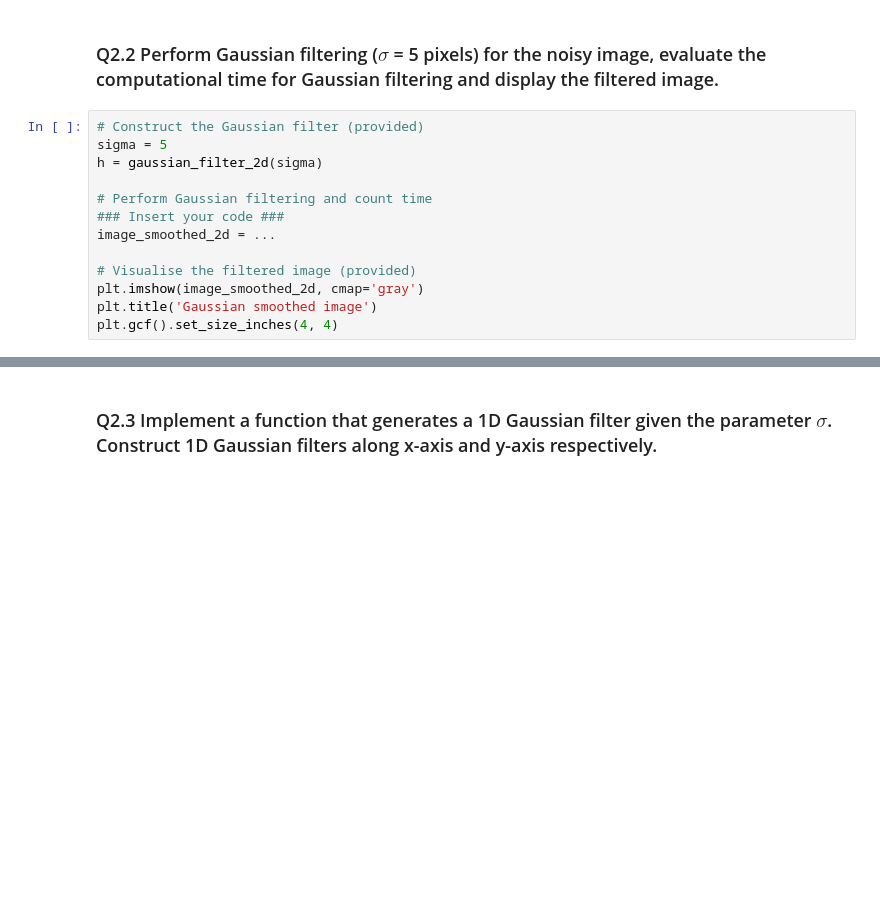
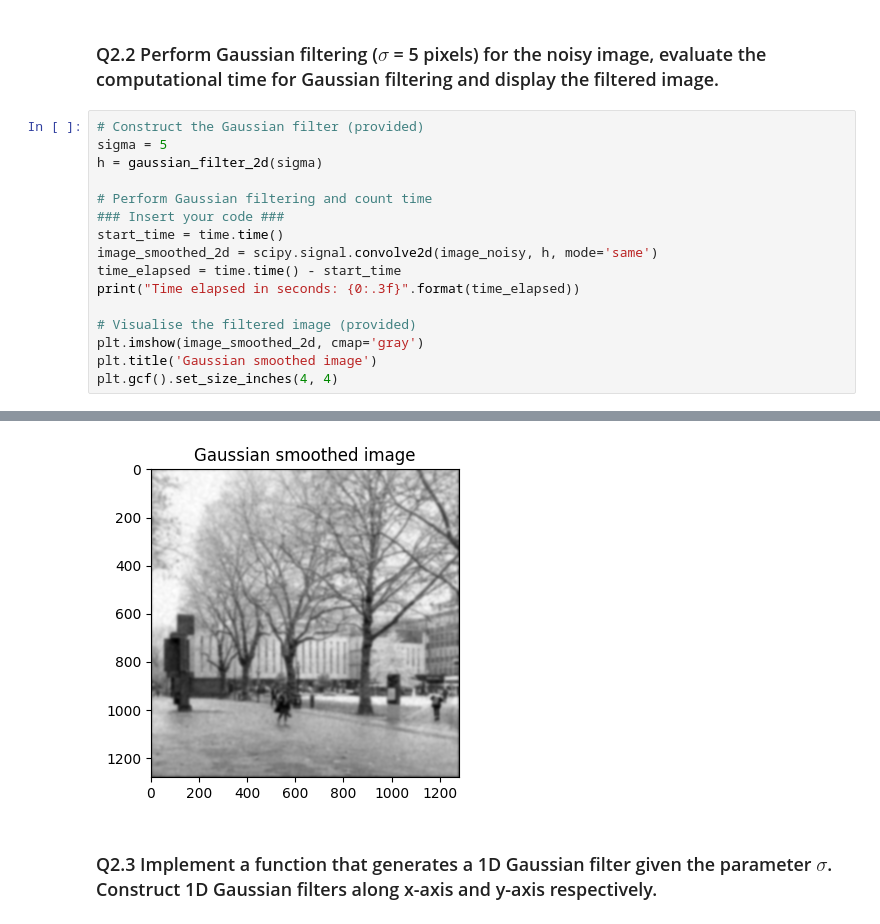
Before and after one commit to wowthecoder/Computer_Vision_2026, a Jupyter notebook: coursework_01/coursework_01.ipynb, the cells around one changed output, grey strips where cells are left out. Drawn from its saved outputs; the diff is of its cells as text; blank space fills up the shorter version.

```diff
--- a/coursework_01/coursework_01.ipynb
+++ b/coursework_01/coursework_01.ipynb
@@ -146,9 +149,13 @@ h = gaussian_filter_2d(sigma)
 
 # Perform Gaussian filtering and count time
 ### Insert your code ###
-image_smoothed_2d = ...
+start_time = time.time()
+image_smoothed_2d = scipy.signal.convolve2d(image_noisy, h, mode='same')
+time_elapsed = time.time() - start_time
+print("Time elapsed in seconds: {0:.3f}".format(time_elapsed))
 
 # Visualise the filtered image (provided)
 plt.imshow(image_smoothed_2d, cmap='gray')
 plt.title('Gaussian smoothed image')
 plt.gcf().set_size_inches(4, 4)
+# %% [output]
@@ -155,3 +163,4 @@ plt.gcf().set_size_inches(4, 4)
+[figure, added]
 # %% [markdown]
 ### Q2.3 Implement a function that generates a 1D Gaussian filter given the parameter $\sigma$. Construct 1D Gaussian filters along x-axis and y-axis respectively.
 # %%
```
Also changed, not shown: parts of 4 cells of this notebook.
